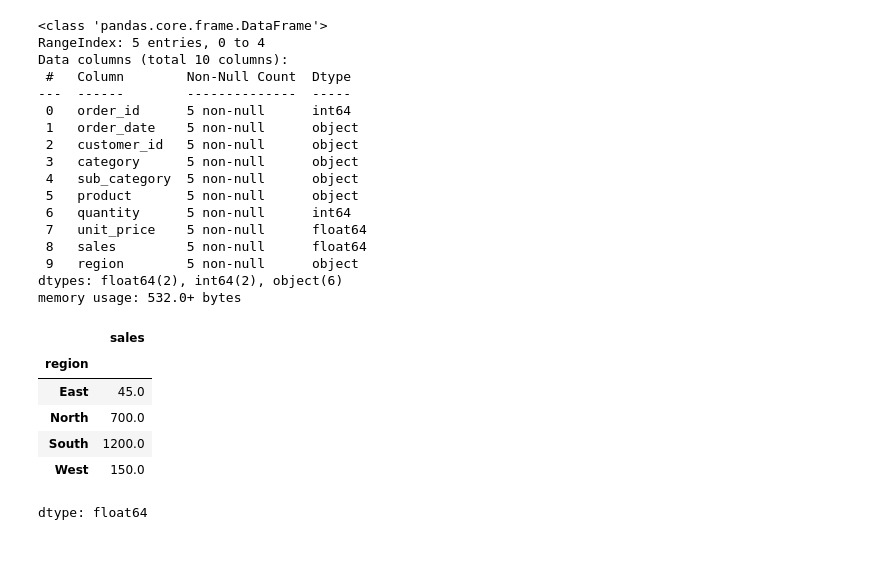
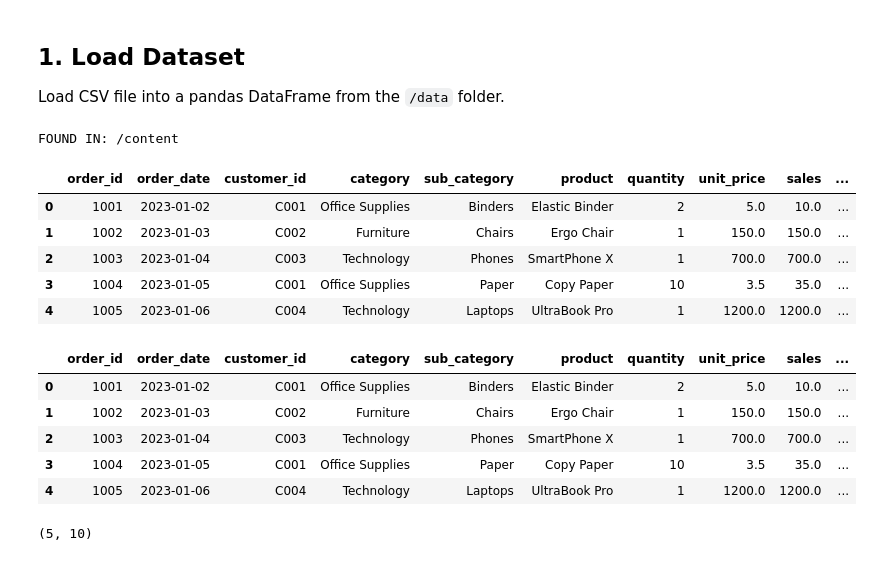
Before and after one commit to satyakala-teja/analytics-capstone-satyakala, a Jupyter notebook: notebooks/01_data_loading_and_eda.ipynb, the cells around one changed output. Saved outputs shown, nothing was run; the diff lists cells and outputs as text; code cells hidden in the pictures.

```diff
--- a/notebooks/01_data_loading_and_eda.ipynb
+++ b/notebooks/01_data_loading_and_eda.ipynb
@@ -3,3 +11,14 @@
+# %% [markdown]
+## 1. Load Dataset
+Load CSV file into a pandas DataFrame from the `/data` folder.
+# %%
+import os
+
+for root, dirs, files in os.walk('/content'):
+    if 'sales_data.csv' in files:
+        print("FOUND IN:", root)
+# %% [output]
+FOUND IN: /content
 # %%
 import pandas as pd
 
@@ -8,34 +27,23 @@ df =  pd.read_csv('/sales_data.csv')
 
 # Show first few rows
 df.head()
-df.shape
-df.info()
-df.describe()
-df.isnull().sum()
-df.nunique()
-df.groupby('region')['sales'].sum()
 # %% [output]
-<class 'pandas.core.frame.DataFrame'>
-RangeIndex: 5 entries, 0 to 4
-Data columns (total 10 columns):
- #   Column        Non-Null Count  Dtype
----  ------        --------------  -----
- 0   order_id      5 non-null      int64
- 1   order_date    5 non-null      object
- 2   customer_id   5 non-null      object
- 3   category      5 non-null      object
- 4   sub_category  5 non-null      object
- 5   product       5 non-null      object
- 6   quantity      5 non-null      int64
- 7   unit_price    5 non-null      float64
- 8   sales         5 non-null      float64
- 9   region        5 non-null      object
-dtypes: float64(2), int64(2), object(6)
-memory usage: 532.0+ bytes
-|  | sales |
-| region |  |
-| East | 45.0 |
-| North | 700.0 |
-| South | 1200.0 |
-| West | 150.0 |
+|  | order_id | order_date | customer_id | category | sub_category | product | quantity | unit_price | sales | ... |
+| 0 | 1001 | 2023-01-02 | C001 | Office Supplies | Binders | Elastic Binder | 2 | 5.0 | 10.0 | ... |
+| 1 | 1002 | 2023-01-03 | C002 | Furniture | Chairs | Ergo Chair | 1 | 150.0 | 150.0 | ... |
+| 2 | 1003 | 2023-01-04 | C003 | Technology | Phones | SmartPhone X | 1 | 700.0 | 700.0 | ... |
+| 3 | 1004 | 2023-01-05 | C001 | Office Supplies | Paper | Copy Paper | 10 | 3.5 | 35.0 | ... |
+| 4 | 1005 | 2023-01-06 | C004 | Technology | Laptops | UltraBook Pro | 1 | 1200.0 | 1200.0 | ... |
-dtype: float64
+# %%
+df.head()
+# %% [output]
+|  | order_id | order_date | customer_id | category | sub_category | product | quantity | unit_price | sales | ... |
+| 0 | 1001 | 2023-01-02 | C001 | Office Supplies | Binders | Elastic Binder | 2 | 5.0 | 10.0 | ... |
+| 1 | 1002 | 2023-01-03 | C002 | Furniture | Chairs | Ergo Chair | 1 | 150.0 | 150.0 | ... |
+| 2 | 1003 | 2023-01-04 | C003 | Technology | Phones | SmartPhone X | 1 | 700.0 | 700.0 | ... |
+| 3 | 1004 | 2023-01-05 | C001 | Office Supplies | Paper | Copy Paper | 10 | 3.5 | 35.0 | ... |
+| 4 | 1005 | 2023-01-06 | C004 | Technology | Laptops | UltraBook Pro | 1 | 1200.0 | 1200.0 | ... |
+# %%
+df.shape
+# %% [output]
+(5, 10)
```
Also changed, not shown: parts of 6 cells of this notebook.
